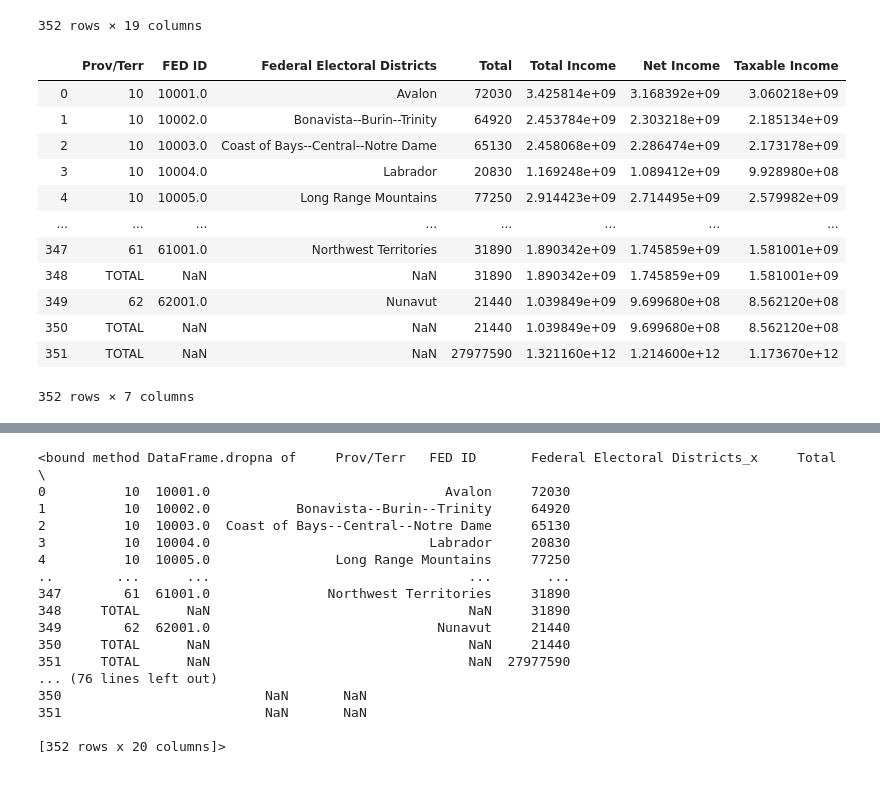
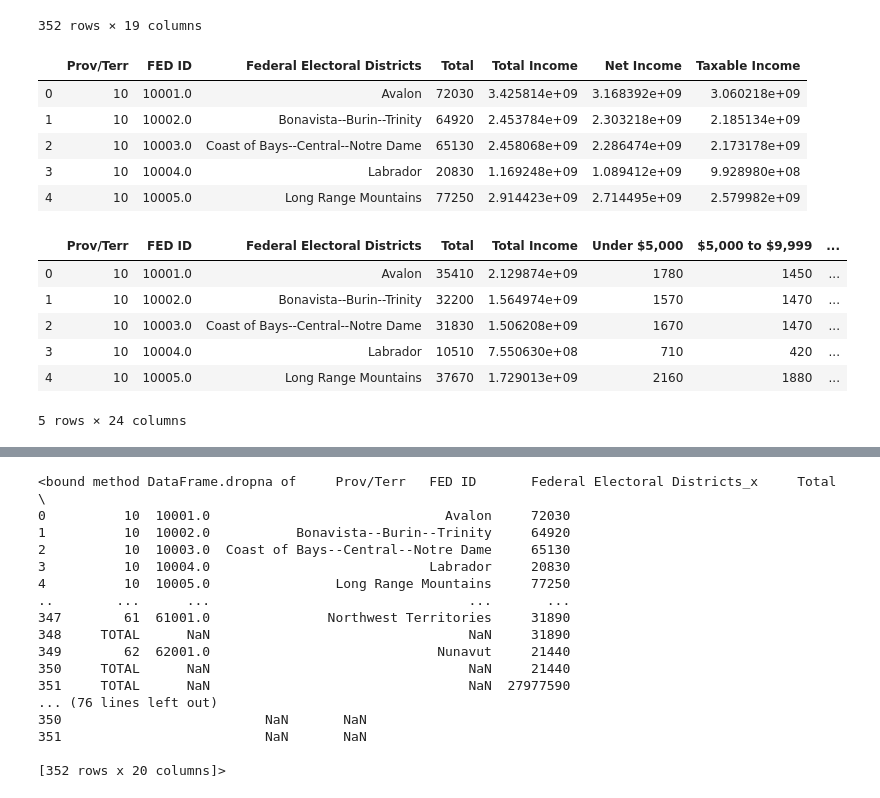
Before and after one commit to bsmirnov12/ABDS-Project-1, a Jupyter notebook: Analysis.ipynb, the cells around one changed output, grey strips where cells are left out. Cells and saved outputs as stored; diff of their text form; code cells hidden in the pictures.

```diff
--- a/Analysis.ipynb
+++ b/Analysis.ipynb
@@ -45,18 +43,11 @@ incomepd=pd.read_csv(income, engine='python')
 # %%
+incomepd=pd.read_csv(income, engine='python')
 incomepd2=incomepd[["Prov/Terr", "FED ID", "Federal Electoral Districts", "Total", "Total Income", "Net Income", "Taxable Income"]]
+incomepd2.head()
+# %% [output]
+|  | Prov/Terr | FED ID | Federal Electoral Districts | Total | Total Income | Net Income | Taxable Income |
+| 0 | 10 | 10001.0 | Avalon | 72030 | 3.425814e+09 | 3.168392e+09 | 3.060218e+09 |
+| 1 | 10 | 10002.0 | Bonavista--Burin--Trinity | 64920 | 2.453784e+09 | 2.303218e+09 | 2.185134e+09 |
+| 2 | 10 | 10003.0 | Coast of Bays--Central--Notre Dame | 65130 | 2.458068e+09 | 2.286474e+09 | 2.173178e+09 |
+| 3 | 10 | 10004.0 | Labrador | 20830 | 1.169248e+09 | 1.089412e+09 | 9.928980e+08 |
+| 4 | 10 | 10005.0 | Long Range Mountains | 77250 | 2.914423e+09 | 2.714495e+09 | 2.579982e+09 |
-# %%
-incomepd2
-# %% [output]
-|  | Prov/Terr | FED ID | Federal Electoral Districts | Total | Total Income | Net Income | Taxable Income |
-| 0 | 10 | 10001.0 | Avalon | 72030 | 3.425814e+09 | 3.168392e+09 | 3.060218e+09 |
-| 1 | 10 | 10002.0 | Bonavista--Burin--Trinity | 64920 | 2.453784e+09 | 2.303218e+09 | 2.185134e+09 |
-| 2 | 10 | 10003.0 | Coast of Bays--Central--Notre Dame | 65130 | 2.458068e+09 | 2.286474e+09 | 2.173178e+09 |
-| 3 | 10 | 10004.0 | Labrador | 20830 | 1.169248e+09 | 1.089412e+09 | 9.928980e+08 |
-| 4 | 10 | 10005.0 | Long Range Mountains | 77250 | 2.914423e+09 | 2.714495e+09 | 2.579982e+09 |
-| ... | ... | ... | ... | ... | ... | ... | ... |
-| 347 | 61 | 61001.0 | Northwest Territories | 31890 | 1.890342e+09 | 1.745859e+09 | 1.581001e+09 |
-| 348 | TOTAL | NaN | NaN | 31890 | 1.890342e+09 | 1.745859e+09 | 1.581001e+09 |
-| 349 | 62 | 62001.0 | Nunavut | 21440 | 1.039849e+09 | 9.699680e+08 | 8.562120e+08 |
-| 350 | TOTAL | NaN | NaN | 21440 | 1.039849e+09 | 9.699680e+08 | 8.562120e+08 |
-| 351 | TOTAL | NaN | NaN | 27977590 | 1.321160e+12 | 1.214600e+12 | 1.173670e+12 |
-352 rows × 7 columns
@@ -65,2 +54,12 @@ malepd=pd.read_csv(male_gender, engine='python')
 # %%
+malepd=pd.read_csv(male_gender, engine='python')
 malepd2=malepd[["Prov/Terr", "FED ID", "Federal Electoral Districts", "Total", "Total Income", "Under $5,000", "$5,000 to $9,999", "$10,000 to $14,999", "$15,000 to $19,999", "$20,000 to $24,999","$25,000 to $29,999","$30,000 to $34,999", "$35,000 to $39,999","$40,000 to $44,999","$45,000 to $49,999","$50,000 to $54,999","$55,000 to $59,999","$60,000 to $69,999","$70,000 to $79,999", "$80,000 to $89,999","$90,000 to $99,999","$100,000 to $149,999","$150,000 to $249,999","$250,000 and over"]]
+malepd2.head()
+# %% [output]
+|  | Prov/Terr | FED ID | Federal Electoral Districts | Total | Total Income | Under $5,000 | $5,000 to $9,999 | ... |
+| 0 | 10 | 10001.0 | Avalon | 35410 | 2.129874e+09 | 1780 | 1450 | ... |
+| 1 | 10 | 10002.0 | Bonavista--Burin--Trinity | 32200 | 1.564974e+09 | 1570 | 1470 | ... |
+| 2 | 10 | 10003.0 | Coast of Bays--Central--Notre Dame | 31830 | 1.506208e+09 | 1670 | 1470 | ... |
+| 3 | 10 | 10004.0 | Labrador | 10510 | 7.550630e+08 | 710 | 420 | ... |
+| 4 | 10 | 10005.0 | Long Range Mountains | 37670 | 1.729013e+09 | 2160 | 1880 | ... |
+5 rows × 24 columns
```
Also changed, not shown: parts of 43 cells of this notebook, 2 other files.
